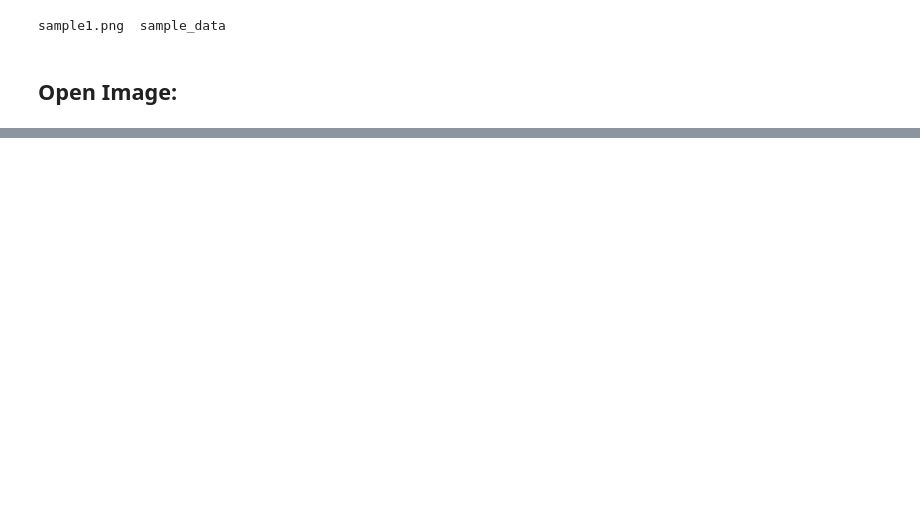
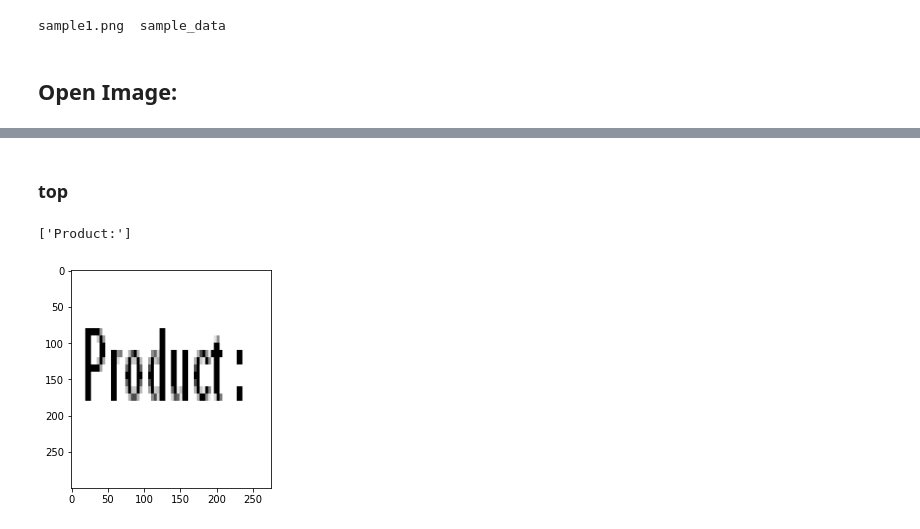
Before and after one commit to irwanmazlin/OCR, a Jupyter notebook: Tesseract_OCR.ipynb, the cells around one changed output, grey strips where cells are left out. Saved outputs shown, nothing was run; the diff lists cells and outputs as text; code cells hidden in the pictures; blank space fills up the shorter version.

```diff
--- a/Tesseract_OCR.ipynb
+++ b/Tesseract_OCR.ipynb
@@ -124,0 +43,20 @@ HT) 08:42:41 2598.0 0.0 PAS Te
+# %% [markdown]
+### top
+# %%
+crop_imgtoppart1 = img[60:90,  270:340]
+# img[110:140,  270:345]
+# plt.imshow(crop_imgtoppart1)
+
+resizetoppart1 = cv2.resize(crop_imgtoppart1, (275, 300), interpolation = cv2.INTER_AREA)
+
+rgbImagetoppart1 = cv2.cvtColor(resizetoppart1, cv2.COLOR_BGR2RGB)
+grayImagetoppart1 = cv2.cvtColor(rgbImagetoppart1, cv2.COLOR_BGR2GRAY)
+erd = cv2.erode(grayImagetoppart1, None, iterations=0)
+
+plt.imshow(erd, cmap="gray")
+extractedInformation1 = pytesseract.image_to_string(erd)
+string1 = extractedInformation1.split()
+print(string1)
+# %% [output]
+['Product:']
+[figure, added]
```
Also changed, not shown: parts of 39 cells of this notebook.
